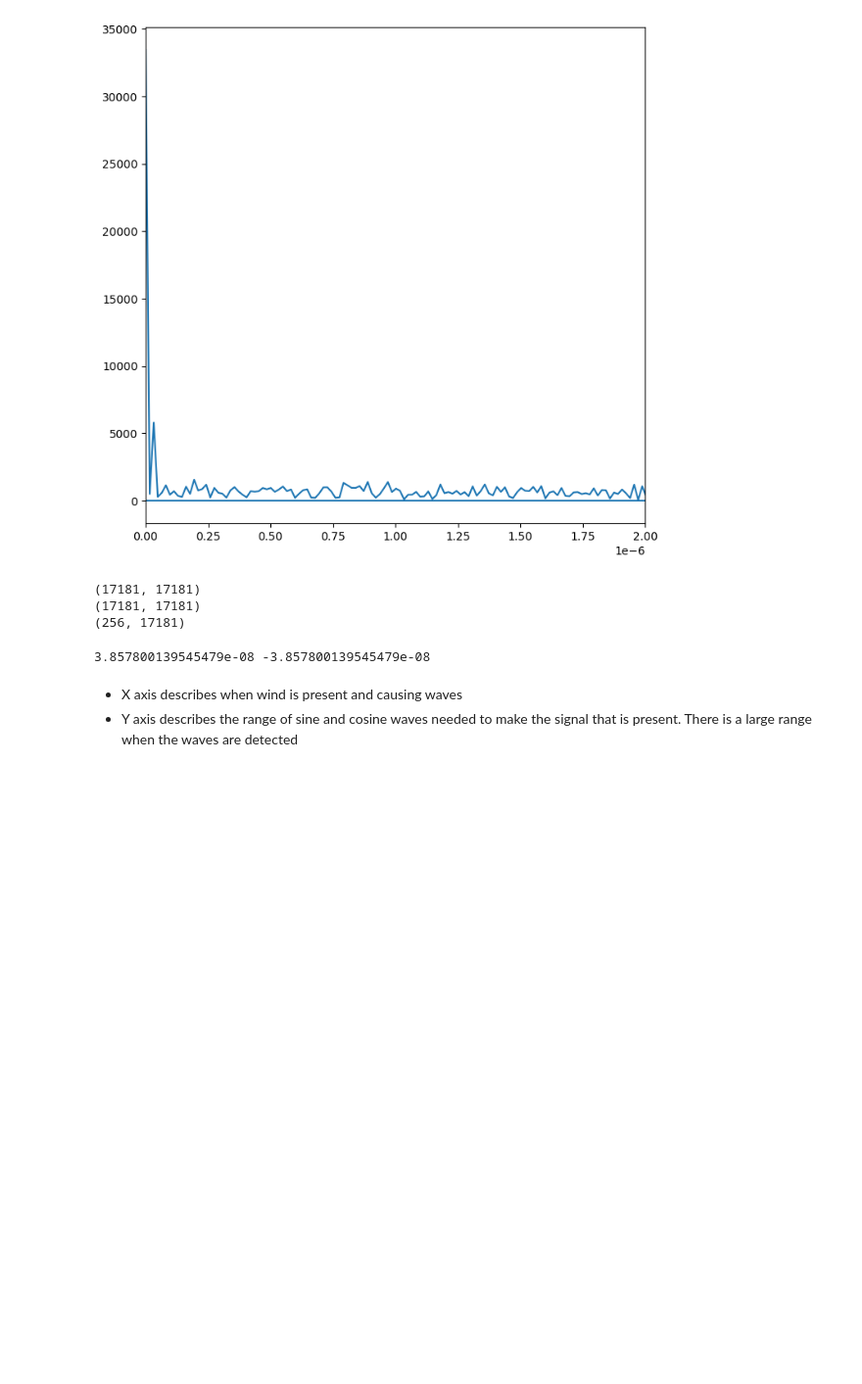
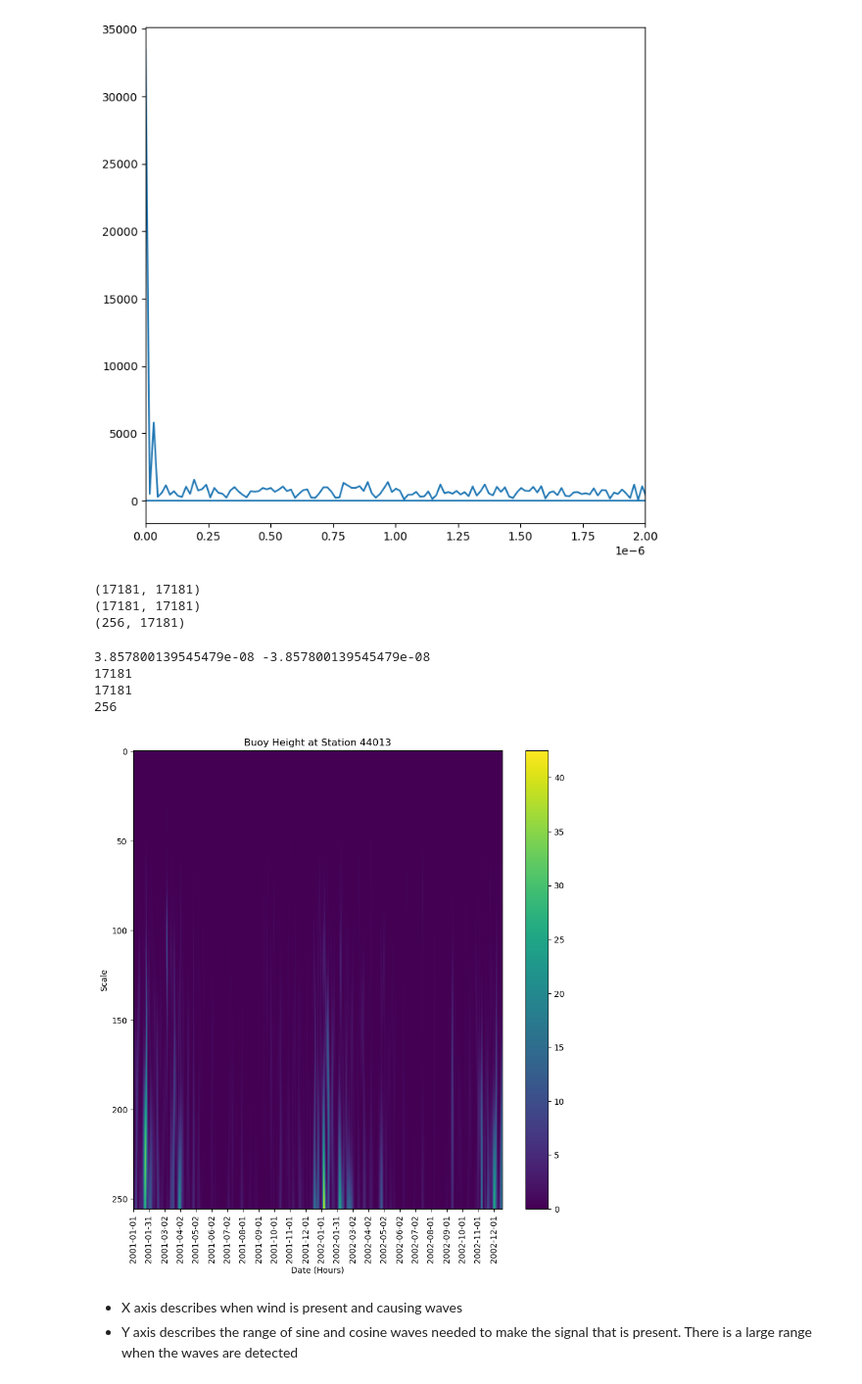
Before and after one commit to ProjectPythia/wavelet-cookbook, a Jupyter notebook: notebooks/example-workflows/buoy-wave-height.ipynb, the cells around one changed output. Shown: that part at 98% size. Cells and saved outputs as stored; diff of their text form; code cells hidden in the pictures; blank space fills up the shorter version.

```diff
--- a/notebooks/example-workflows/buoy-wave-height.ipynb
+++ b/notebooks/example-workflows/buoy-wave-height.ipynb
@@ -239,6 +239,38 @@ print(power.shape)
 (256, 17181)
 # %%
 print(freq.max(), freq.min())
+
+print(len(time_x))
+print(len(freq_y))
+print(len(power))
 # %% [output]
 3.857800139545479e-08 -3.857800139545479e-08
+17181
+17181
+256
+# %%
+power = np.power((abs(wavelet_coeffs)), 2)
+
+fig, ax = plt.subplots(figsize=(10, 10))
+
+# Plot Scalogram
+plt.imshow(
+    power, vmax=(power).max(), vmin=(power).min(), aspect="auto"
+)
+
+# Plot X-Axis with Date Labels and Ticks Monthly
+num = 730 # hours in a month
+x_ticks = range(0, len(dates), num)
+x_ticklabels = []
+for date in dates[::num]:
+    x_ticklabels.append(str(date)[:-9])
+plt.xticks(ticks=x_ticks, labels=x_ticklabels,rotation=90)
+
+plt.title("Buoy Height at Station 44013")
+plt.xlabel("Date (Hours)")
+plt.ylabel("Scale")
+plt.colorbar()
+plt.show()
+# %% [output]
+[figure, added]
 # %%
```
Also changed, not shown: parts of 2 cells of this notebook.
